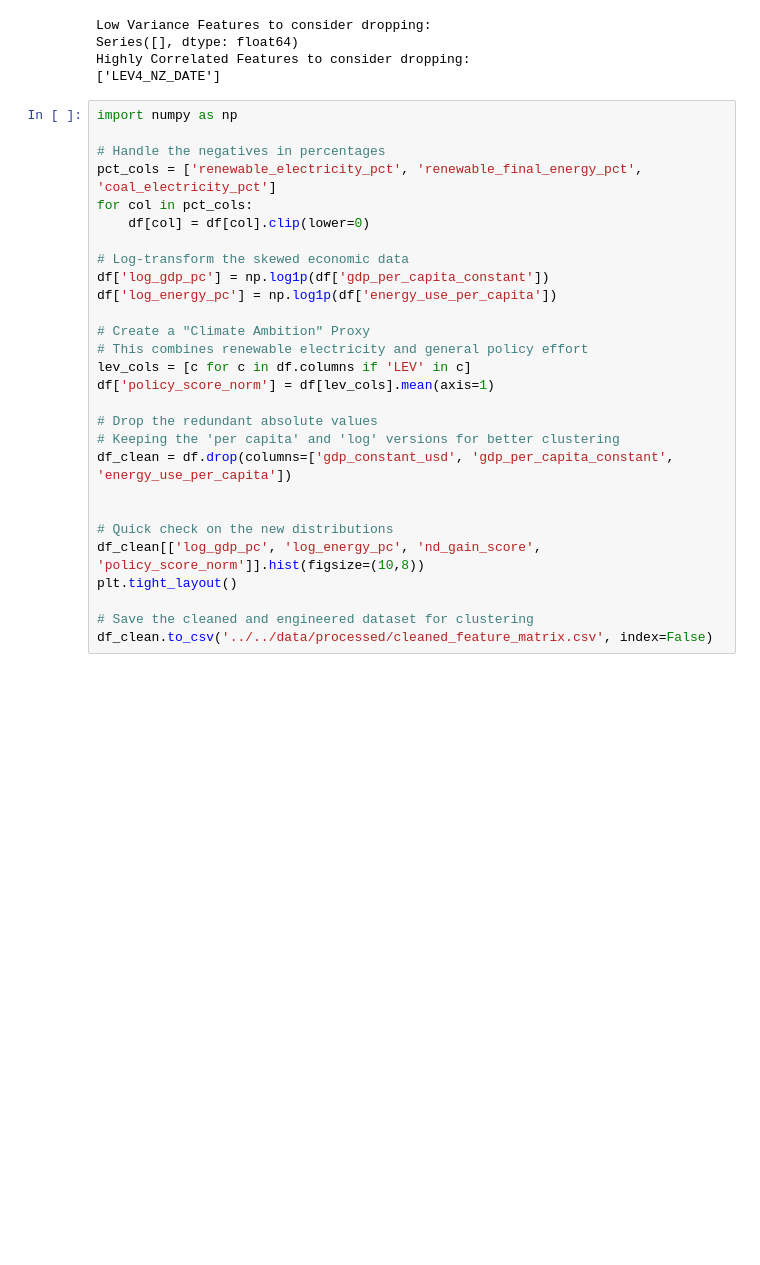
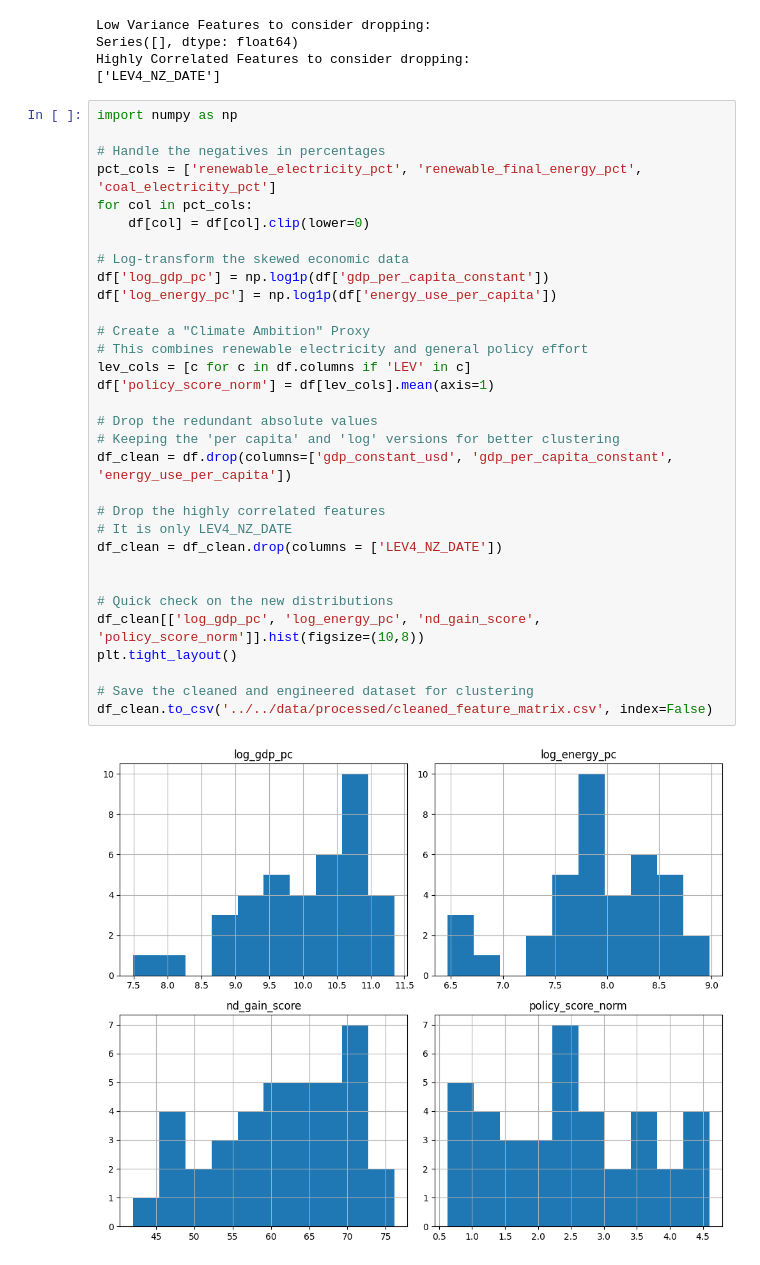
Before and after one commit to irvsam/Identifying-and-Tracking-Climate-Policy-Archetypes, a Jupyter notebook: notebooks/refining-data/feature_engineering.ipynb, the cells around one changed output. Saved outputs shown, nothing was run; the diff lists cells and outputs as text; blank space fills up the shorter version.

Commit message:
dropped lev 4 nz date and added to report logic

```diff
--- a/notebooks/refining-data/feature_engineering.ipynb
+++ b/notebooks/refining-data/feature_engineering.ipynb
@@ -36,28 +36,34 @@ Highly Correlated Features to consider dropping:
 # %%
 import numpy as np
 
 # Handle the negatives in percentages
 pct_cols = ['renewable_electricity_pct', 'renewable_final_energy_pct', 'coal_electricity_pct']
 for col in pct_cols:
     df[col] = df[col].clip(lower=0)
 
 # Log-transform the skewed economic data
 df['log_gdp_pc'] = np.log1p(df['gdp_per_capita_constant'])
 df['log_energy_pc'] = np.log1p(df['energy_use_per_capita'])
 
 # Create a "Climate Ambition" Proxy
 # This combines renewable electricity and general policy effort
 lev_cols = [c for c in df.columns if 'LEV' in c]
 df['policy_score_norm'] = df[lev_cols].mean(axis=1)
 
 # Drop the redundant absolute values
 # Keeping the 'per capita' and 'log' versions for better clustering
 df_clean = df.drop(columns=['gdp_constant_usd', 'gdp_per_capita_constant', 'energy_use_per_capita'])
 
+# Drop the highly correlated features
+# It is only LEV4_NZ_DATE
+df_clean = df_clean.drop(columns = ['LEV4_NZ_DATE'])
+
 
 # Quick check on the new distributions
 df_clean[['log_gdp_pc', 'log_energy_pc', 'nd_gain_score', 'policy_score_norm']].hist(figsize=(10,8))
 plt.tight_layout()
 
 # Save the cleaned and engineered dataset for clustering
 df_clean.to_csv('../../data/processed/cleaned_feature_matrix.csv', index=False)
+# %% [output]
+[figure, added]
```
Also changed, not shown: 1 other file.
